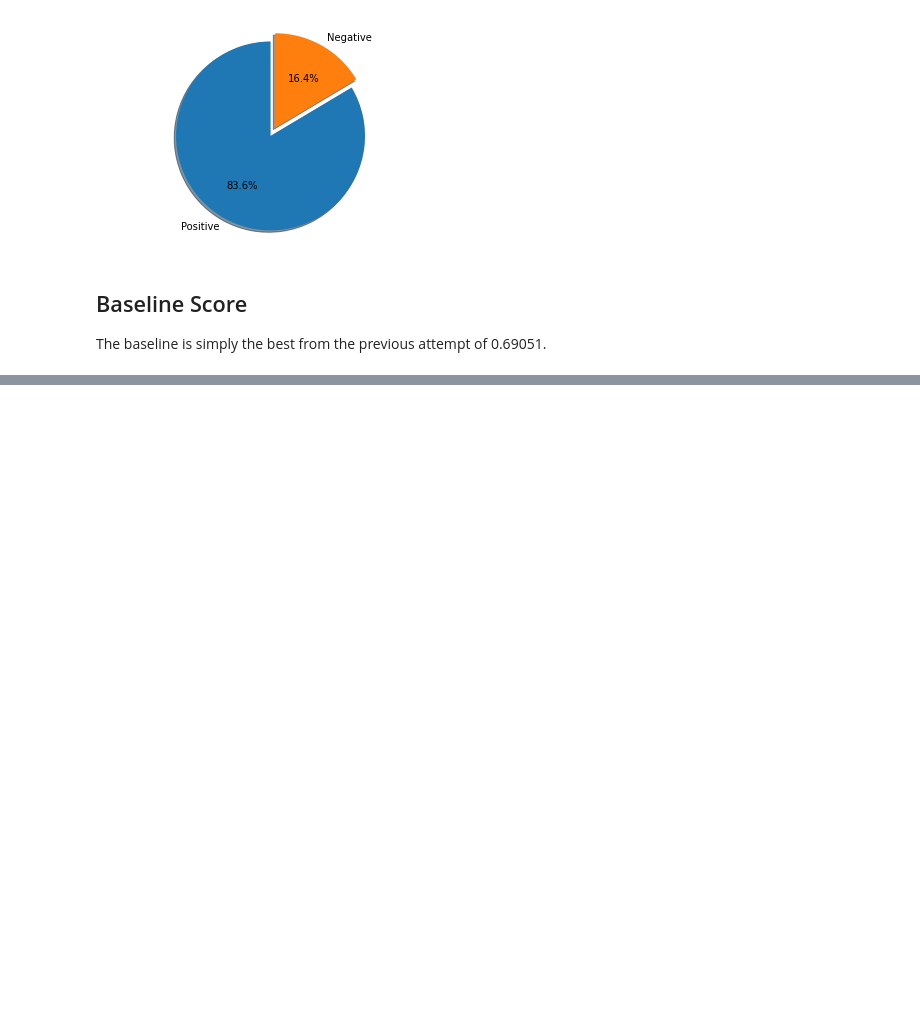
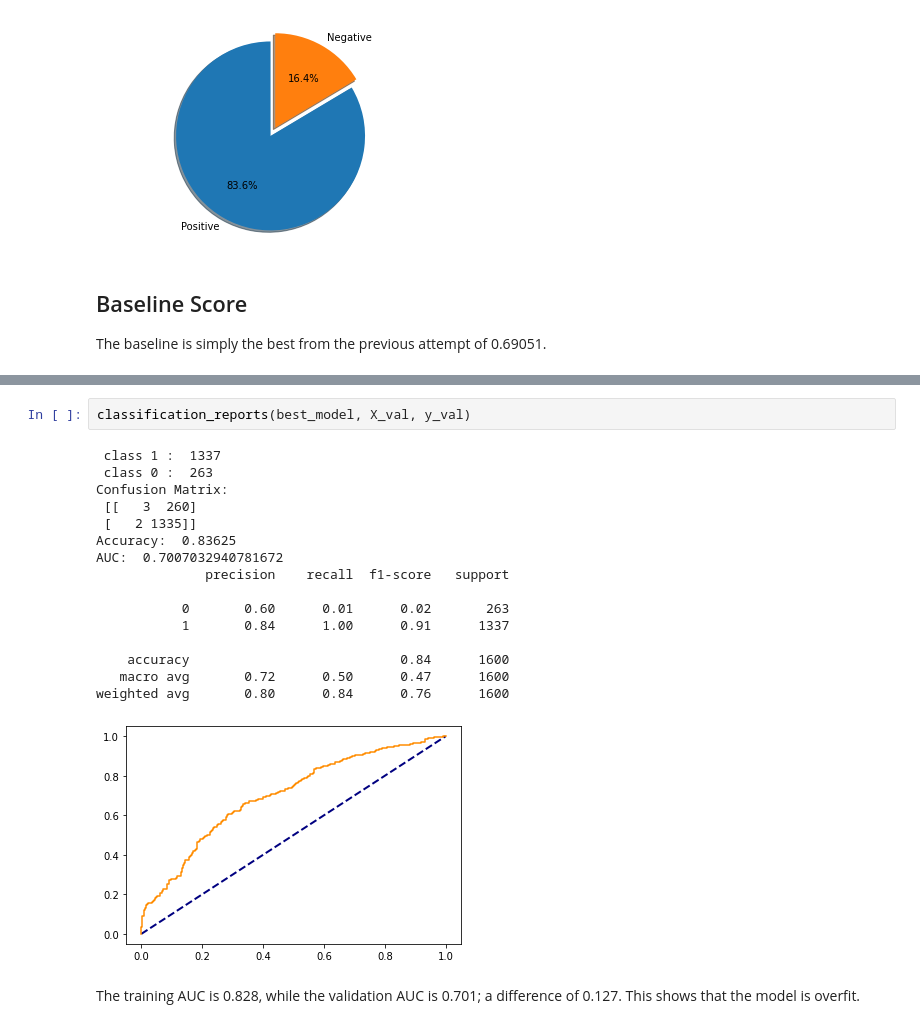
Before and after one commit to roger-yu-ds/assignment_1, a Jupyter notebook: notebooks/exploratory/roger_exploration_scale_pos_weight.ipynb, the cells around one changed output, grey strips where cells are left out. Cells and saved outputs as stored; diff of their text form; blank space fills up the shorter version.

```diff
--- a/notebooks/exploratory/roger_exploration_scale_pos_weight.ipynb
+++ b/notebooks/exploratory/roger_exploration_scale_pos_weight.ipynb
@@ -82,0 +139,21 @@ The baseline is simply the best from the previous attempt of 0.69051.
+# %%
+classification_reports(best_model, X_val, y_val)
+# %% [output]
+ class 1 :  1337
+ class 0 :  263
+Confusion Matrix:
+ [[   3  260]
+ [   2 1335]]
+Accuracy:  0.83625
+AUC:  0.7007032940781672
+              precision    recall  f1-score   support
+
+           0       0.60      0.01      0.02       263
+           1       0.84      1.00      0.91      1337
+
+    accuracy                           0.84      1600
+   macro avg       0.72      0.50      0.47      1600
+weighted avg       0.80      0.84      0.76      1600
+[figure, added]
+# %% [markdown]
+The training AUC is 0.828, while the validation AUC is 0.701; a difference of 0.127. This shows that the model is overfit.
```
Also changed, not shown: parts of 46 cells of this notebook.
